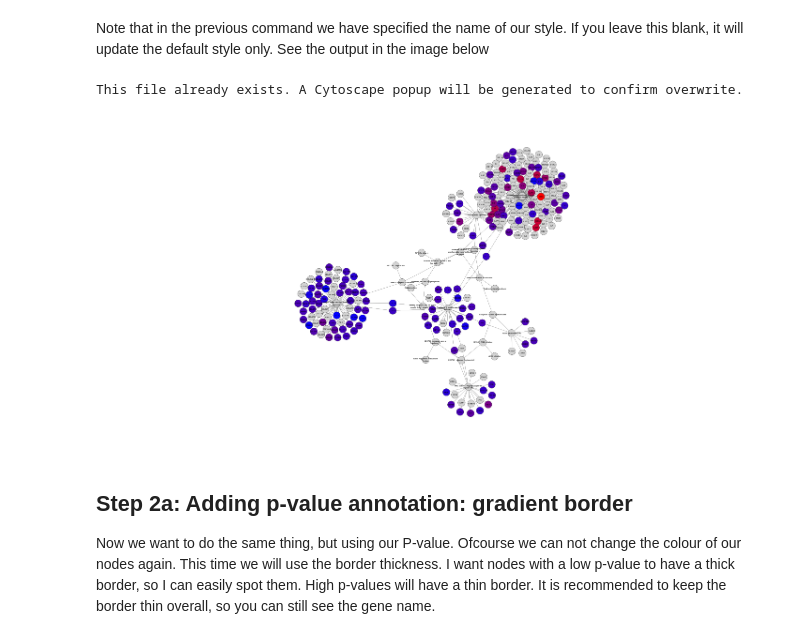
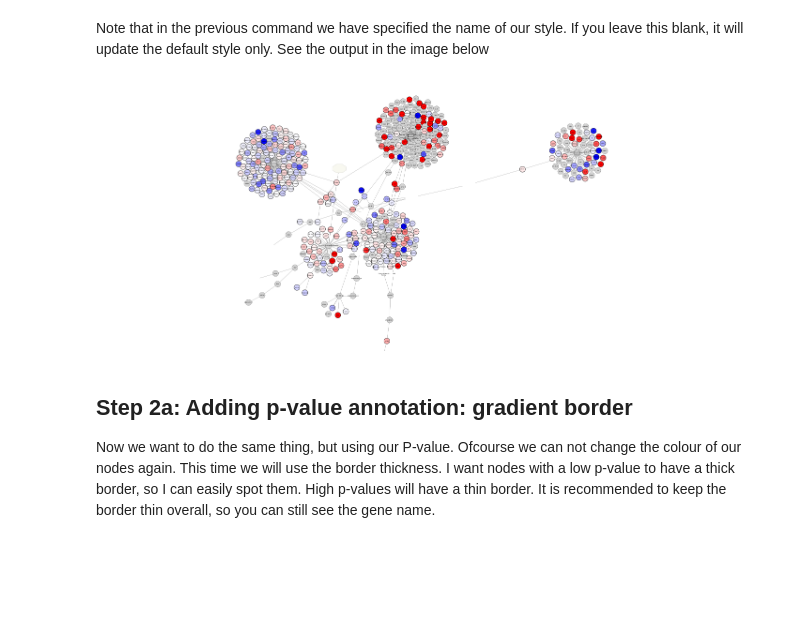
Before and after one commit to marvinm2/2021-internship, a Jupyter notebook: Raats/EXPRandSIGviz.ipynb, the cells around one changed output. Cells and saved outputs as stored; diff of their text form; code cells hidden in the pictures; blank space fills up the shorter version.

```diff
--- a/Raats/EXPRandSIGviz.ipynb
+++ b/Raats/EXPRandSIGviz.ipynb
@@ -122,19 +128,18 @@ The format for the code is:
 p4c.set_node_color_mapping(table_column, table_column_values=None, colors=None, mapping_type='c', default_color=None, style_name=None, network=None)
 You can modify which colours and style you want to change, as well as whether the mapping is continous 'c', discrete 'd' or pasthrough 'p'
 # %%
-p4c.set_node_color_mapping('logFC', table_column_values=[exp_min, exp_max], colors=['#0000FF', '#FF0000'], style_name='CyTargetLinker_0')
+p4c.set_node_color_mapping('logFC', table_column_values=[-1, 0,  1], colors=['#0000FF', '#FFFFFF', '#FF0000'], style_name='CyTargetLinker_0')
 # %% [output]
 ''
 # %% [markdown]
 Note that  in the previous command we have specified the name of our style. If you leave this blank, it will update the default style only. See the output in the image below
 # %%
-p4c.export_image(filename='expNetwork.png')
-p4c.sandbox_get_from('expNetwork.png')
+p4c.export_image(filename='expNetworka.png')
+p4c.sandbox_get_from('expNetworka.png')
 from IPython.display import Image
-Image('expNetwork.png')
+Image('expNetworka.png')
 # %% [output]
-This file already exists. A Cytoscape popup will be generated to confirm overwrite.
-[figure, old version]
+[figure, new version]
 # %% [markdown]
 ## Step 2a: Adding p-value annotation: gradient border
 Now we want to do the same thing, but using our P-value. Ofcourse we can not change the colour of our nodes again. This time we will use the border thickness. I want nodes with a low p-value to have a thick border, so I can easily spot them. High p-values will have a thin border. It is recommended to keep the border thin overall, so you can still see the gene name.
```
Also changed, not shown: parts of 16 cells of this notebook, 36 other files.
